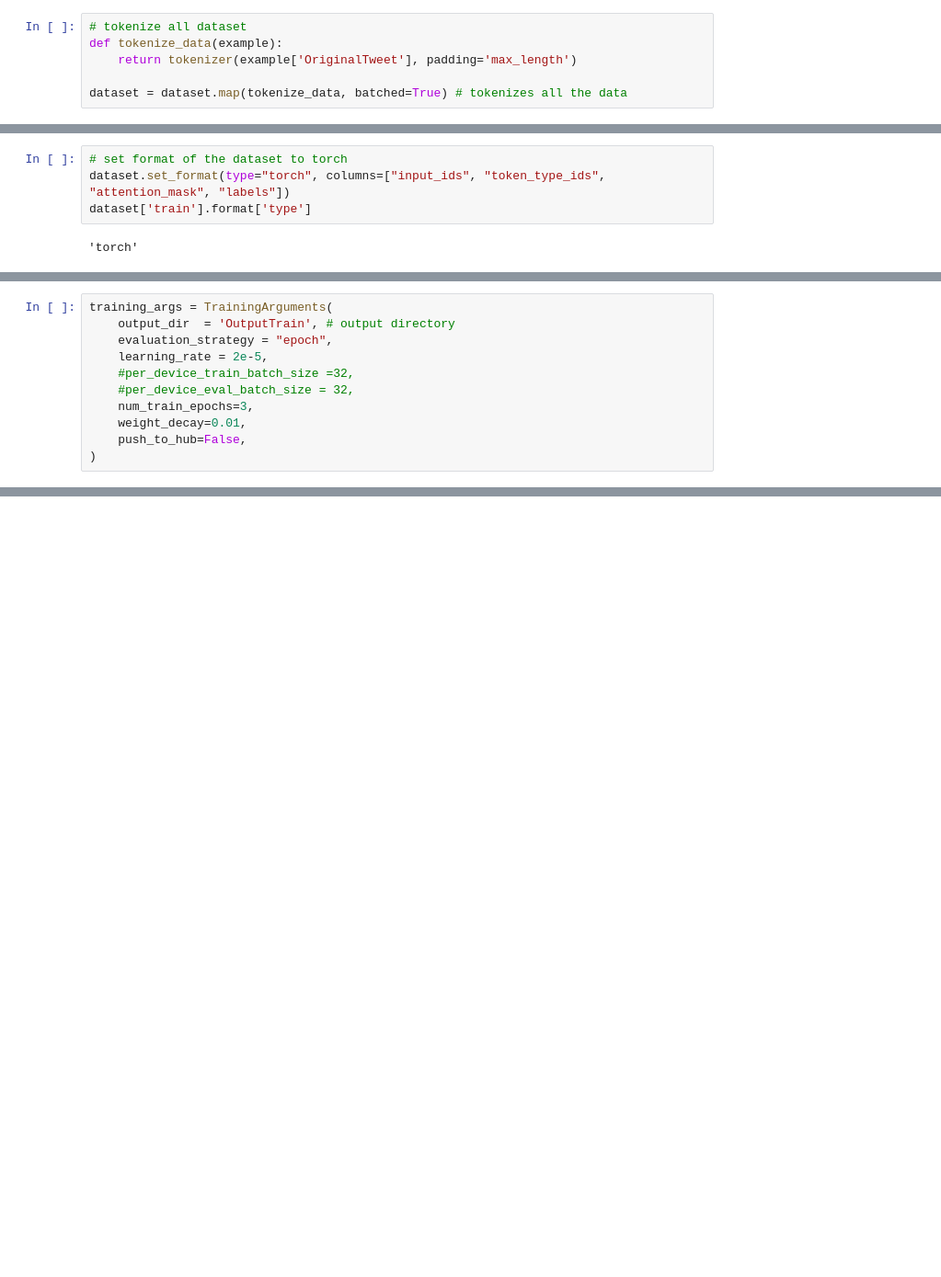
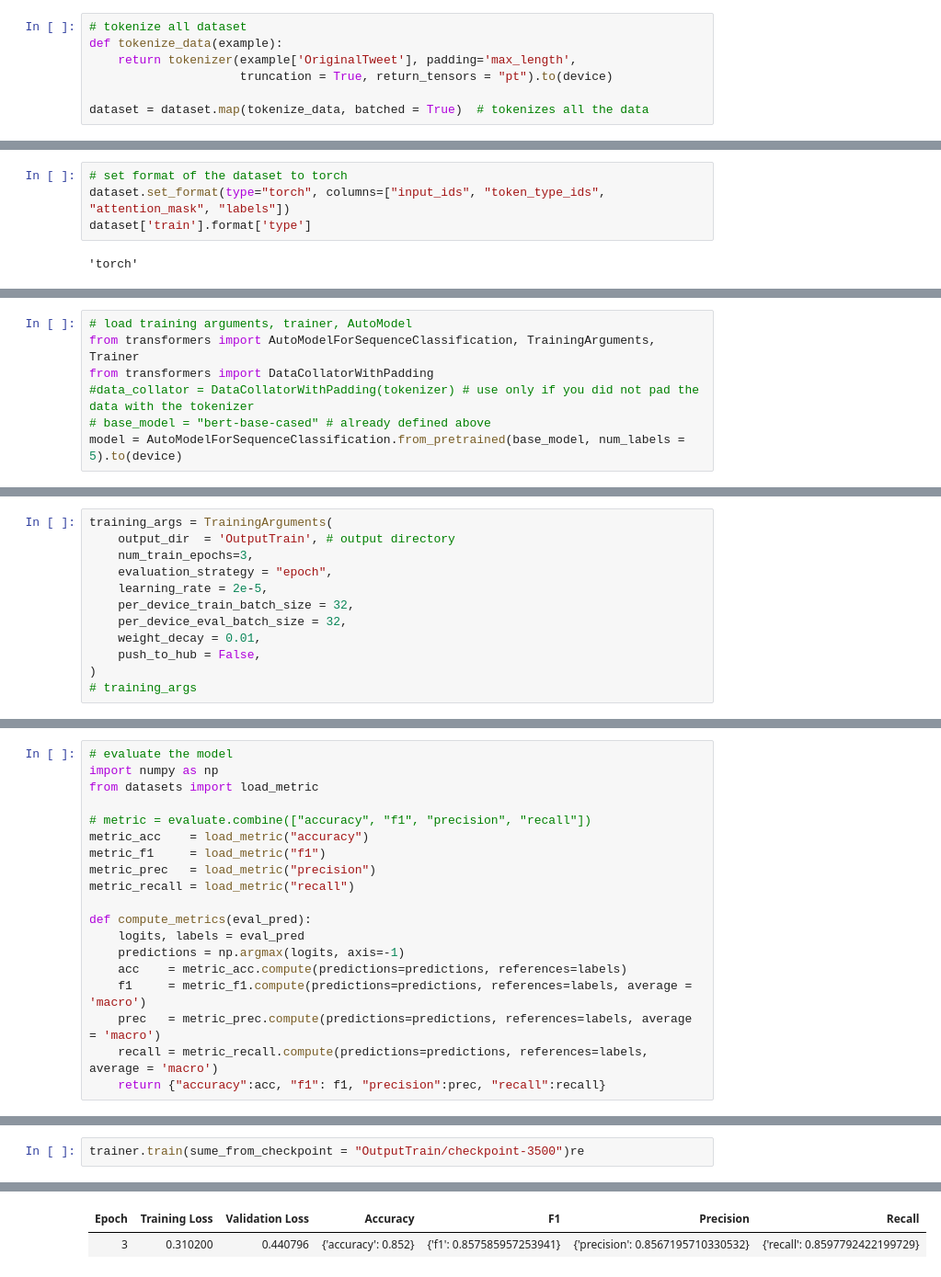
Before and after one commit to HofstraDoboli/TextMining, a Jupyter notebook: bert_sentiment_class.ipynb, the cells around one changed output, grey strips where cells are left out. Shown at 92% size. Saved outputs shown, nothing was run; the diff lists cells and outputs as text; blank space fills up the shorter version.

```diff
--- a/bert_sentiment_class.ipynb
+++ b/bert_sentiment_class.ipynb
@@ -97,6 +110,7 @@ advice Talk to your neighbours family to exchange phone numbers create contact l
 # %%
 # tokenize all dataset
 def tokenize_data(example):
-    return tokenizer(example['OriginalTweet'], padding='max_length')
+    return tokenizer(example['OriginalTweet'], padding='max_length',
+                     truncation = True, return_tensors = "pt").to(device)
 
-dataset = dataset.map(tokenize_data, batched=True) # tokenizes all the data
+dataset = dataset.map(tokenize_data, batched = True)  # tokenizes all the data
@@ -152,0 +161,7 @@ You should probably TRAIN this model on a down-stream task to be able to use it
+# %%
+# load training arguments, trainer, AutoModel
+from transformers import AutoModelForSequenceClassification, TrainingArguments, Trainer
+from transformers import DataCollatorWithPadding
+#data_collator = DataCollatorWithPadding(tokenizer) # use only if you did not pad the data with the tokenizer
+# base_model = "bert-base-cased" # already defined above
+model = AutoModelForSequenceClassification.from_pretrained(base_model, num_labels = 5).to(device)
@@ -173,11 +176,12 @@ BertForTokenClassification(
 # %%
 training_args = TrainingArguments(
     output_dir  = 'OutputTrain', # output directory
+    num_train_epochs=3,
     evaluation_strategy = "epoch",
     learning_rate = 2e-5,
-    #per_device_train_batch_size =32,
-    #per_device_eval_batch_size = 32,
-    num_train_epochs=3,
-    weight_decay=0.01,
-    push_to_hub=False,
+    per_device_train_batch_size = 32,
+    per_device_eval_batch_size = 32,
+    weight_decay = 0.01,
+    push_to_hub = False,
 )
+# training_args
@@ -194,2 +198,21 @@ WARNING:datasets.arrow_dataset:Loading cached shuffled indices for dataset at /r
+# %%
+# evaluate the model
+import numpy as np
+from datasets import load_metric
+
+# metric = evaluate.combine(["accuracy", "f1", "precision", "recall"])
+metric_acc    = load_metric("accuracy")
+metric_f1     = load_metric("f1")
+metric_prec   = load_metric("precision")
+metric_recall = load_metric("recall")
+
+def compute_metrics(eval_pred):
+    logits, labels = eval_pred
+    predictions = np.argmax(logits, axis=-1)
+    acc    = metric_acc.compute(predictions=predictions, references=labels)
+    f1     = metric_f1.compute(predictions=predictions, references=labels, average = 'macro')
+    prec   = metric_prec.compute(predictions=predictions, references=labels, average = 'macro')
+    recall = metric_recall.compute(predictions=predictions, references=labels, average = 'macro')
+    return {"accuracy":acc, "f1": f1, "precision":prec, "recall":recall}
 # %%
 trainer = Trainer(
@@ -230,0 +302,3 @@ ValueError: ignored
+# %%
+trainer.train(sume_from_checkpoint = "OutputTrain/checkpoint-3500")re
+# %% [output]
@@ -230,0 +319,2 @@ ValueError: ignored
+| Epoch | Training Loss | Validation Loss | Accuracy | F1 | Precision | Recall |
+| 3 | 0.310200 | 0.440796 | {'accuracy': 0.852} | {'f1': 0.857585957253941} | {'precision': 0.8567195710330532} | {'recall': 0.8597792422199729} |
```
Also changed, not shown: parts of 25 cells of this notebook.
